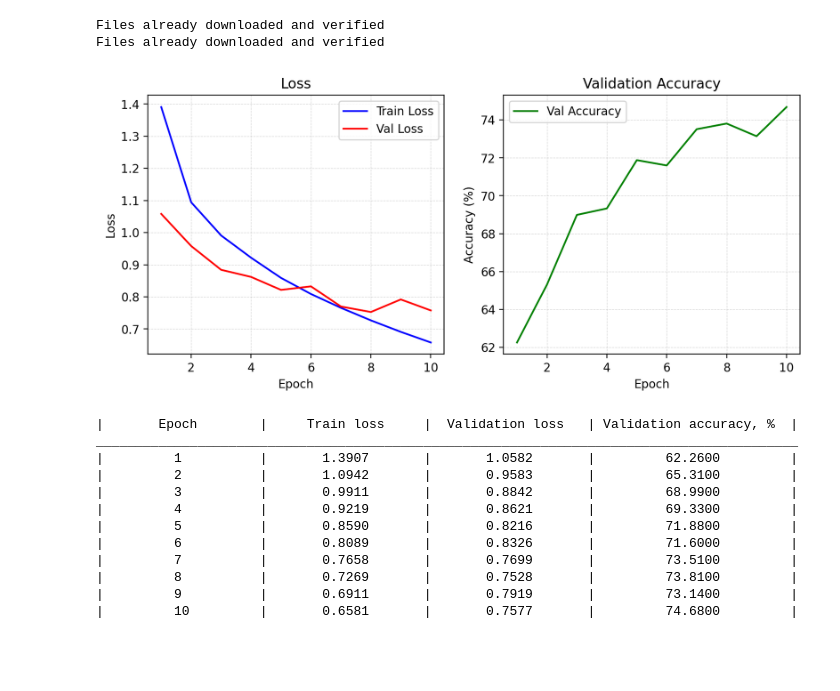
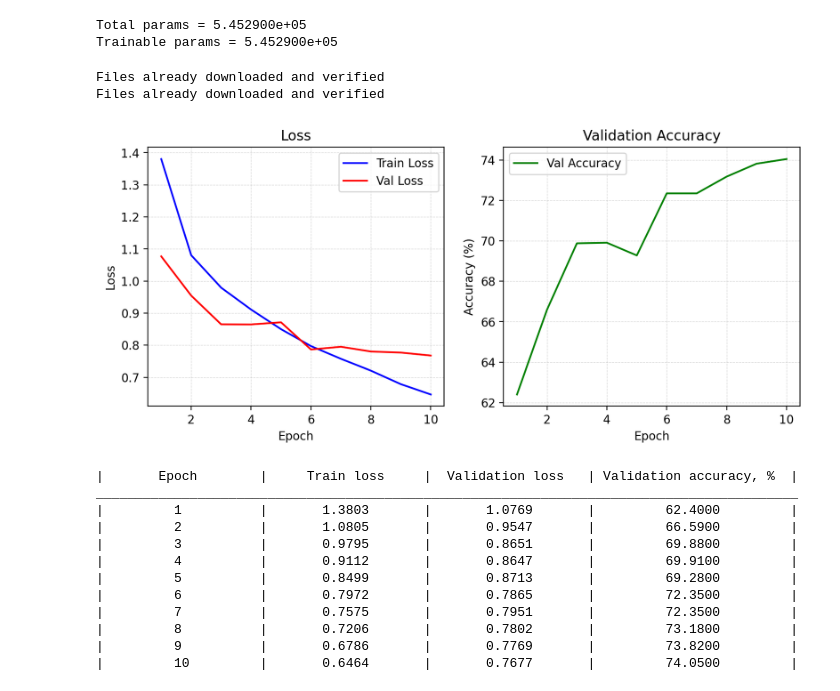
Before and after one commit to cescalara/TAML2025_ICRR_handson, a Jupyter notebook: day2/cnn_classification/01b_classify_with_batch_norm.ipynb, the cells around one changed output. Drawn from its saved outputs; the diff is of its cells as text; code cells hidden in the pictures; blank space fills up the shorter version.

```diff
--- a/day2/cnn_classification/01b_classify_with_batch_norm.ipynb
+++ b/day2/cnn_classification/01b_classify_with_batch_norm.ipynb
@@ -2,7 +2,14 @@
 import torch
 import torch.nn as nn
 import torch.optim as optim
-from training_utils import CIFAR10_dataloaders, training_monitor
+from training_utils import CIFAR10_dataloaders, training_monitor, print_model_size
+
+if torch.cuda.is_available():
+    device = torch.device("cuda")
+elif torch.backends.mps.is_available():
+    device = torch.device("mps")
+else:
+    device = torch.device("cpu")
 # %%
 class CNNBatchNorm(nn.Module):
     def __init__(self):
@@ -31,29 +38,32 @@ class CNNBatchNorm(nn.Module):
 
     def forward(self, x):
         return self.model(x)
+# %%
+print_model_size(CNNBatchNorm())
+# %% [output]
+Total params = 5.452900e+05
+Trainable params = 5.452900e+05
 # %%
 trainloader, testloader, classes = CIFAR10_dataloaders(batch_size=64)
-
-device = torch.device("cuda" if torch.cuda.is_available() else "cpu")
 model = CNNBatchNorm().to(device)
 criterion = nn.CrossEntropyLoss()
 optimizer = optim.Adam(model.parameters(), lr=0.001)
 num_epochs = 10
 
 trained_model = training_monitor(device, model, optimizer, criterion, num_epochs, trainloader, testloader)
 # %% [output]
 Files already downloaded and verified
 Files already downloaded and verified
-[figure, old version]
+[figure, new version]
 |       Epoch        |     Train loss     |  Validation loss   | Validation accuracy, %  |
 __________________________________________________________________________________________
-|         1          |       1.3907       |       1.0582       |         62.2600         |
-|         2          |       1.0942       |       0.9583       |         65.3100         |
-|         3          |       0.9911       |       0.8842       |         68.9900         |
-|         4          |       0.9219       |       0.8621       |         69.3300         |
-|         5          |       0.8590       |       0.8216       |         71.8800         |
-|         6          |       0.8089       |       0.8326       |         71.6000         |
-|         7          |       0.7658       |       0.7699       |         73.5100         |
-|         8          |       0.7269       |       0.7528       |         73.8100         |
-|         9          |       0.6911       |       0.7919       |         73.1400         |
-|         10         |       0.6581       |       0.7577       |         74.6800         |
+|         1          |       1.3803       |       1.0769       |         62.4000         |
+|         2          |       1.0805       |       0.9547       |         66.5900         |
+|         3          |       0.9795       |       0.8651       |         69.8800         |
+|         4          |       0.9112       |       0.8647       |         69.9100         |
+|         5          |       0.8499       |       0.8713       |         69.2800         |
+|         6          |       0.7972       |       0.7865       |         72.3500         |
+|         7          |       0.7575       |       0.7951       |         72.3500         |
+|         8          |       0.7206       |       0.7802       |         73.1800         |
+|         9          |       0.6786       |       0.7769       |         73.8200         |
+|         10         |       0.6464       |       0.7677       |         74.0500         |
```
Also changed, not shown: 4 other files.
